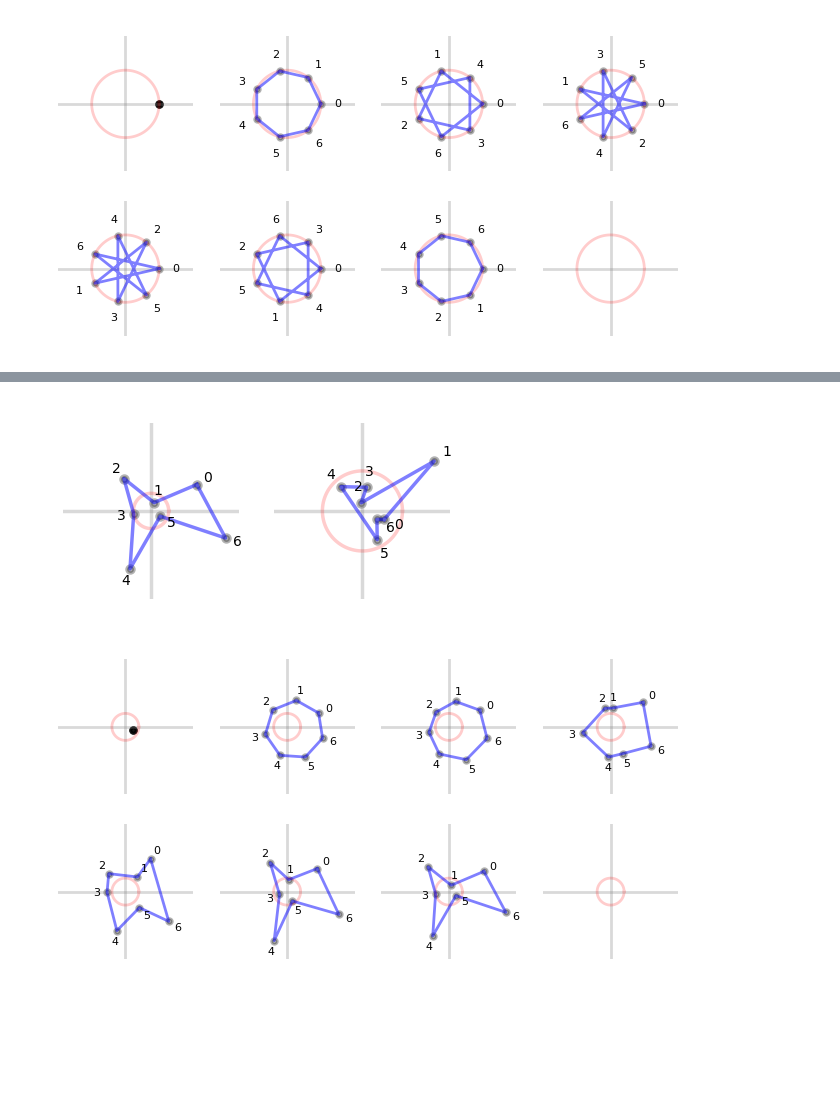
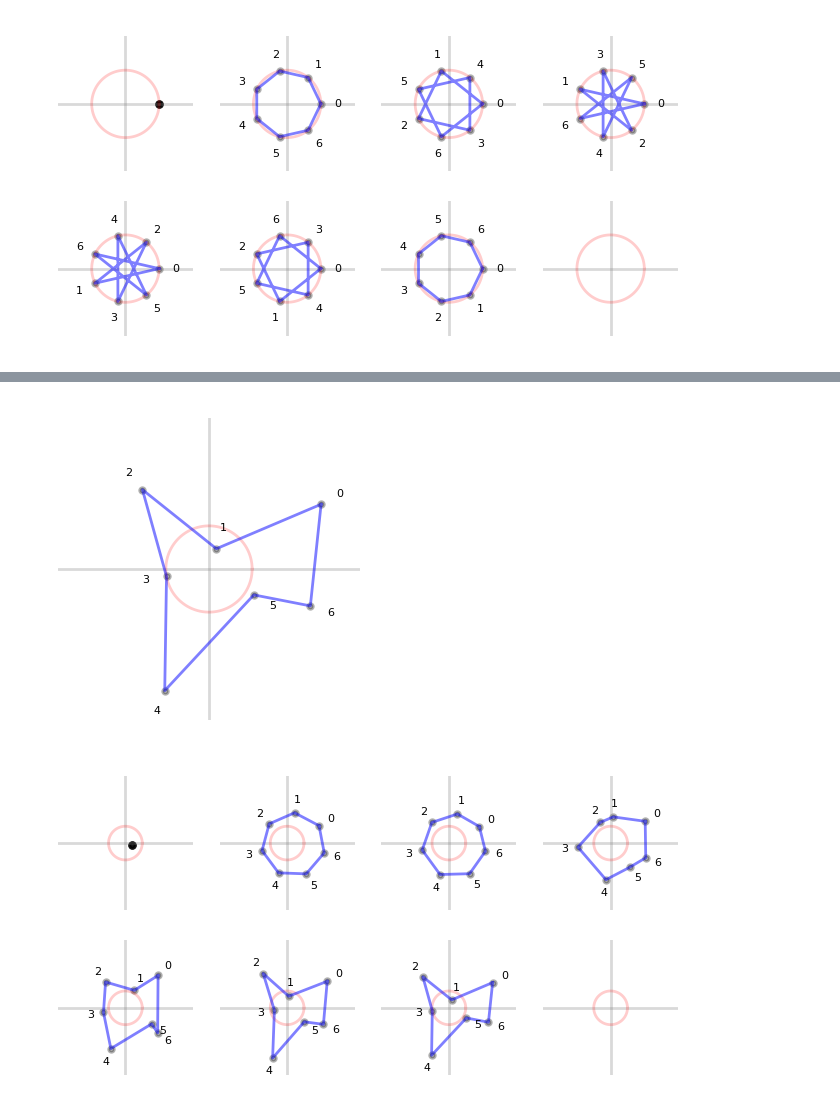
Before and after one commit to tedszy/fourier-tutor, a Jupyter notebook: geometry.ipynb, the cells around one changed output, grey strips where cells are left out. Drawn from its saved outputs; the diff is of its cells as text; code cells hidden in the pictures; blank space fills up the shorter version.

Commit message:
midpoint polygons, verification of shift property for DFT

```diff
--- a/geometry.ipynb
+++ b/geometry.ipynb
@@ -173,38 +201,33 @@ for i in range(4):
 # %%
 # Decompose a test polygon into linear homothetic combination of primitive prolygons.
 
 #X = [argnorm(30,2.0), argnorm(70,1.8), argnorm(130, 1.6),
 #     argnorm(190, 2.5), argnorm(260, 1.7), argnorm(330,2.5),
 #     argnorm(340,1.5)]
 
 X = [argnorm(30, 3.0), argnorm(70, 0.5), argnorm(130, 2.4),
-     argnorm(190, 1.0), argnorm(250, 3.5), argnorm(330, 0.6),
-     argnorm(340, 4.5)]
+     argnorm(190, 1.0), argnorm(250, 3), argnorm(330, 1.2),
+     argnorm(340, 2.5)]
 
+plt.rcParams['figure.figsize'] = [2, 2]
+plt.rcParams['figure.dpi'] = 200
+fig, ax = plt.subplots()
+axes_setup(ax, 3.5)
+unit_circle_plot(ax)
+polygon_plot(ax, X, fontsize=4, offset_factor=0.5)
 
-# Compute the coefficients A of the linear combination.
-
-A = iW(7) @ X
-
-plt.rcParams['figure.figsize'] = [2, 1]
-plt.rcParams['figure.dpi'] = 250
-fig, ax = plt.subplots(1,2)
-axes_setup(ax[0], 5)
-unit_circle_plot(ax[0])
-polygon_plot(ax[0], X, fontsize=4, offset_factor=0.7)
-axes_setup(ax[1], 2.2)
-unit_circle_plot(ax[1])
-polygon_plot(ax[1], A, fontsize=4, offset_factor=0.4)
-
-#plt.savefig("test_polygon_X_A.png")
+# plt.savefig("test_polygon_X.png")
 # %% [output]
-[figure, old version]
+[figure, new version]
 # %%
 # (1) Homothetic combination of primitive polygon powers.
 # We do it incrementally, or rather cumulatively, to show
 # how the Fourier expansion "converges" to the test polygon.
 
-lim = 5
+# Compute the coefficients A of the linear combination.
+A = iW(7) @ X
+
+lim = 4
 plt.rcParams['figure.figsize'] = [4, 2]
 plt.rcParams['figure.dpi'] = 200
 fig, ax = plt.subplots(2,4)
@@ -227,4 +250,4 @@ for i in range(2):
 
 #plt.savefig("convergence7.png")
 # %% [output]
-[figure, old version]
+[figure, new version]
```
Also changed, not shown: parts of 17 cells of this notebook.
